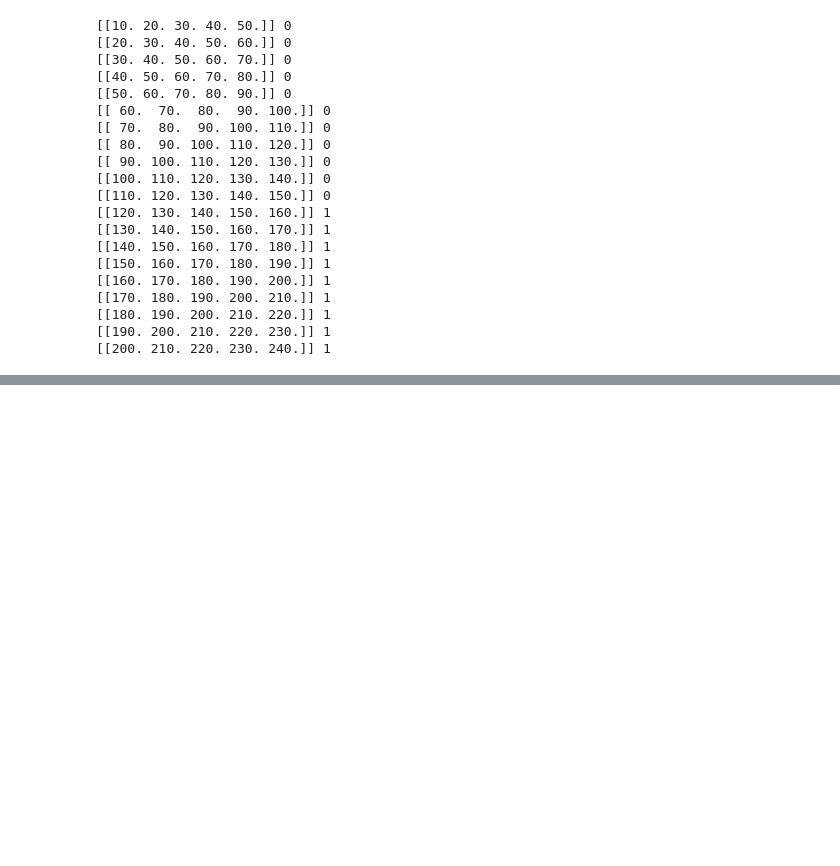
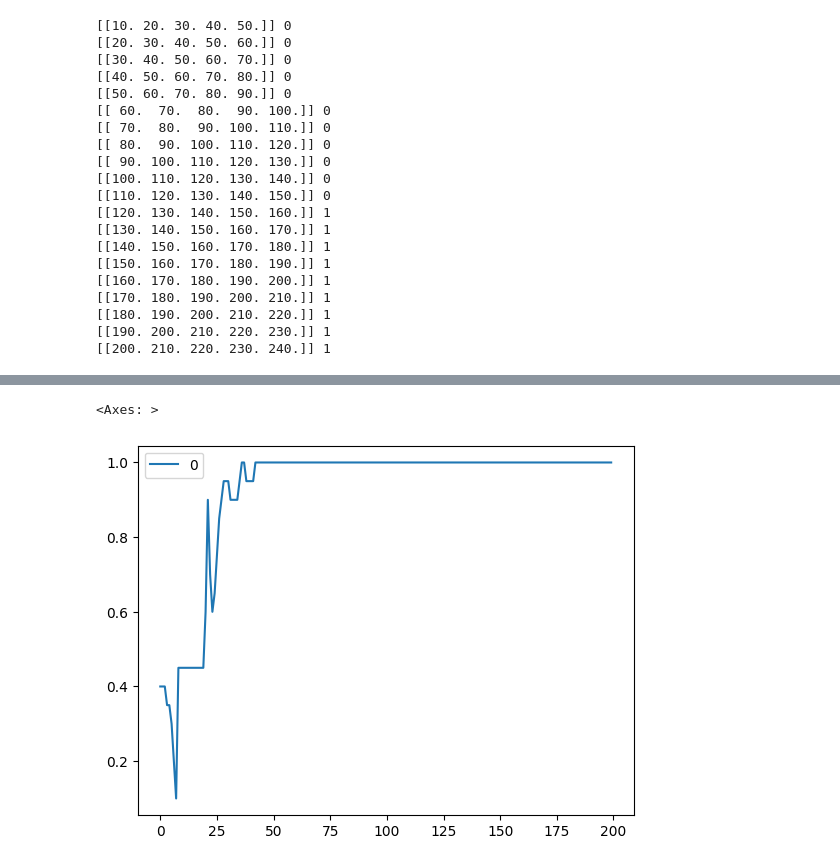
Before and after one commit to iltramont/AI_LAB, a Jupyter notebook: Practical_09.ipynb, the cells around one changed output, grey strips where cells are left out. Cells and saved outputs as stored; diff of their text form; code cells hidden in the pictures; blank space fills up the shorter version.

```diff
--- a/Practical_09.ipynb
+++ b/Practical_09.ipynb
@@ -342,7 +329,8 @@ WARNING:tensorflow:Layer lstm_1 will not use cuDNN kernels since it doesn't meet
 # classificator.compile(optimizer=tf.keras.optimizers.Adam(0.01), loss='binary_crossentropy',
 #                       metrics =['accuracy'])
 
-classificator.compile(optimizer=tf.keras.optimizers.legacy.Adam(0.01), loss='binary_crossentropy',
+classificator.compile(optimizer='adam',
+                      loss='binary_crossentropy',
                       metrics =['accuracy'])
 
 classificator.summary()
@@ -363,4 +349,4 @@ _________________________________________________________________
 # %%
-classificator.fit(X, y.reshape(-1,1), epochs=200, verbose=1)
+history = classificator.fit(X, y.reshape(-1,1), epochs=200, verbose=1)
 # %% [output]
 Epoch 1/200
@@ -394,3 +369,8 @@ Epoch 200/200
+# %%
+pd.DataFrame(history.history['accuracy']).plot()
+# %% [output]
+<Axes: >
+[figure, added]
 # %%
 test_data = np.array([90, 100, 10, 20, 130])
 test_data = test_data.reshape((1, n_steps, n_features))
```
Also changed, not shown: parts of 23 cells of this notebook.
